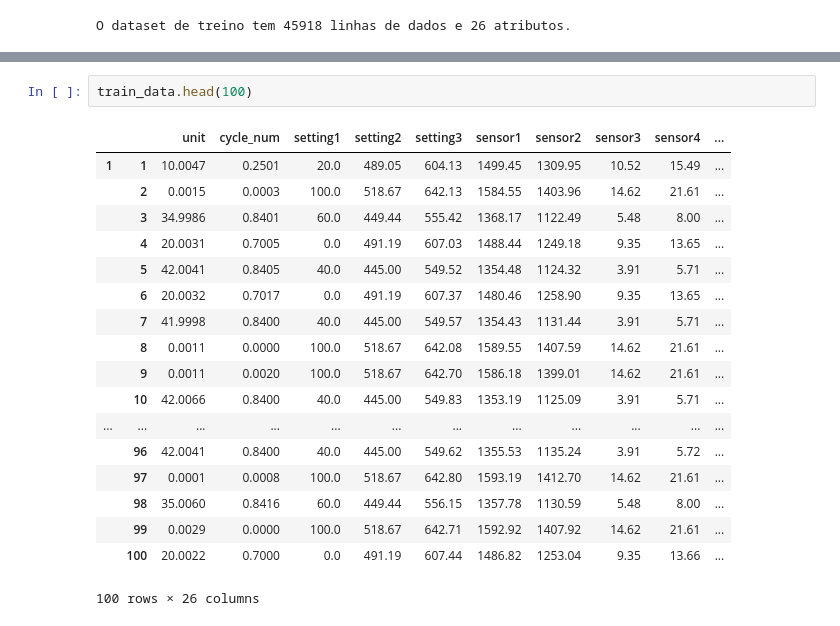
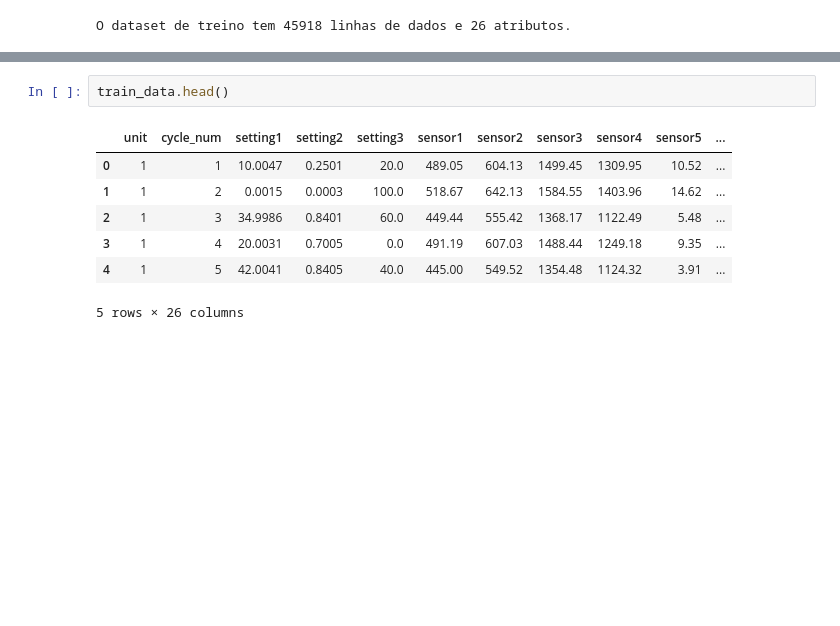
Before and after one commit to ThiagoGrabe/Nasa-Engine, a Jupyter notebook: Engine_NASA Data.ipynb, the cells around one changed output, grey strips where cells are left out. Drawn from its saved outputs; the diff is of its cells as text; blank space fills up the shorter version.

Commit message:
Data Preparation
Setting1 to Setting3 data preparation.

```diff
--- a/Engine_NASA Data.ipynb
+++ b/Engine_NASA Data.ipynb
@@ -47,21 +62,10 @@ O dataset de treino tem 45918 linhas de dados e 26 atributos.
 # %%
-train_data.head(100)
+train_data.head()
 # %% [output]
-|  |  | unit | cycle_num | setting1 | setting2 | setting3 | sensor1 | sensor2 | sensor3 | sensor4 | ... |
-| 1 | 1 | 10.0047 | 0.2501 | 20.0 | 489.05 | 604.13 | 1499.45 | 1309.95 | 10.52 | 15.49 | ... |
-|  | 2 | 0.0015 | 0.0003 | 100.0 | 518.67 | 642.13 | 1584.55 | 1403.96 | 14.62 | 21.61 | ... |
-|  | 3 | 34.9986 | 0.8401 | 60.0 | 449.44 | 555.42 | 1368.17 | 1122.49 | 5.48 | 8.00 | ... |
-|  | 4 | 20.0031 | 0.7005 | 0.0 | 491.19 | 607.03 | 1488.44 | 1249.18 | 9.35 | 13.65 | ... |
-|  | 5 | 42.0041 | 0.8405 | 40.0 | 445.00 | 549.52 | 1354.48 | 1124.32 | 3.91 | 5.71 | ... |
-|  | 6 | 20.0032 | 0.7017 | 0.0 | 491.19 | 607.37 | 1480.46 | 1258.90 | 9.35 | 13.65 | ... |
-|  | 7 | 41.9998 | 0.8400 | 40.0 | 445.00 | 549.57 | 1354.43 | 1131.44 | 3.91 | 5.71 | ... |
-|  | 8 | 0.0011 | 0.0000 | 100.0 | 518.67 | 642.08 | 1589.55 | 1407.59 | 14.62 | 21.61 | ... |
-|  | 9 | 0.0011 | 0.0020 | 100.0 | 518.67 | 642.70 | 1586.18 | 1399.01 | 14.62 | 21.61 | ... |
-|  | 10 | 42.0066 | 0.8400 | 40.0 | 445.00 | 549.83 | 1353.19 | 1125.09 | 3.91 | 5.71 | ... |
-| ... | ... | ... | ... | ... | ... | ... | ... | ... | ... | ... | ... |
-|  | 96 | 42.0041 | 0.8400 | 40.0 | 445.00 | 549.62 | 1355.53 | 1135.24 | 3.91 | 5.72 | ... |
-|  | 97 | 0.0001 | 0.0008 | 100.0 | 518.67 | 642.80 | 1593.19 | 1412.70 | 14.62 | 21.61 | ... |
-|  | 98 | 35.0060 | 0.8416 | 60.0 | 449.44 | 556.15 | 1357.78 | 1130.59 | 5.48 | 8.00 | ... |
-|  | 99 | 0.0029 | 0.0000 | 100.0 | 518.67 | 642.71 | 1592.92 | 1407.92 | 14.62 | 21.61 | ... |
-|  | 100 | 20.0022 | 0.7000 | 0.0 | 491.19 | 607.44 | 1486.82 | 1253.04 | 9.35 | 13.66 | ... |
+|  | unit | cycle_num | setting1 | setting2 | setting3 | sensor1 | sensor2 | sensor3 | sensor4 | sensor5 | ... |
+| 0 | 1 | 1 | 10.0047 | 0.2501 | 20.0 | 489.05 | 604.13 | 1499.45 | 1309.95 | 10.52 | ... |
+| 1 | 1 | 2 | 0.0015 | 0.0003 | 100.0 | 518.67 | 642.13 | 1584.55 | 1403.96 | 14.62 | ... |
+| 2 | 1 | 3 | 34.9986 | 0.8401 | 60.0 | 449.44 | 555.42 | 1368.17 | 1122.49 | 5.48 | ... |
+| 3 | 1 | 4 | 20.0031 | 0.7005 | 0.0 | 491.19 | 607.03 | 1488.44 | 1249.18 | 9.35 | ... |
+| 4 | 1 | 5 | 42.0041 | 0.8405 | 40.0 | 445.00 | 549.52 | 1354.48 | 1124.32 | 3.91 | ... |
-100 rows × 26 columns
+5 rows × 26 columns
```
Also changed, not shown: parts of 9 cells of this notebook.
